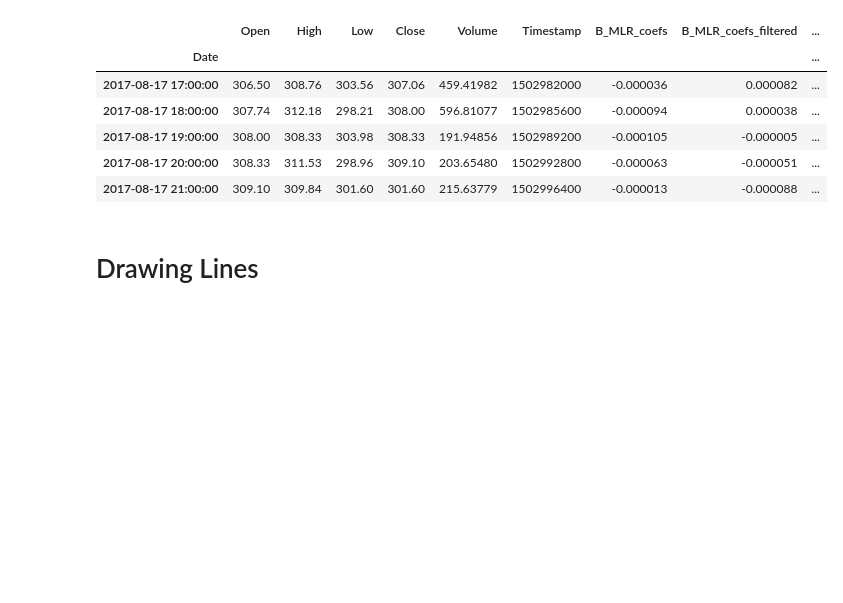
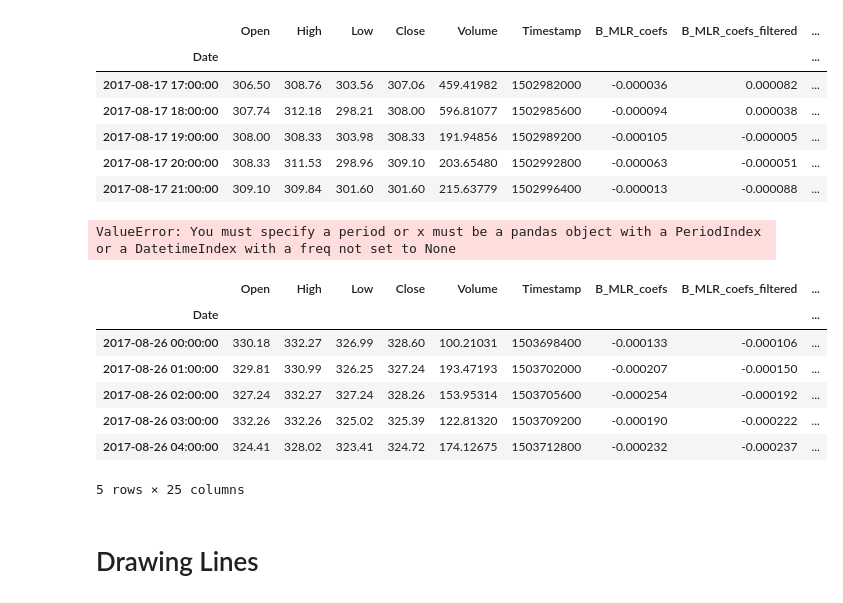
Before and after one commit to webclinic017/Trading-sandbox, a Jupyter notebook: 07_Previous_Trend_Indicators.ipynb, the cells around one changed output. Cells and saved outputs as stored; diff of their text form; code cells hidden in the pictures; blank space fills up the shorter version.

```diff
--- a/07_Previous_Trend_Indicators.ipynb
+++ b/07_Previous_Trend_Indicators.ipynb
@@ -74,3 +74,36 @@ df.head()
 | 2017-08-17 19:00:00 | 308.00 | 308.33 | 303.98 | 308.33 | 191.94856 | 1502989200 | -0.000105 | -0.000005 | ... |
 | 2017-08-17 20:00:00 | 308.33 | 311.53 | 298.96 | 309.10 | 203.65480 | 1502992800 | -0.000063 | -0.000051 | ... |
 | 2017-08-17 21:00:00 | 309.10 | 309.84 | 301.60 | 301.60 | 215.63779 | 1502996400 | -0.000013 | -0.000088 | ... |
+# %%
+from statsmodels.tsa.seasonal import seasonal_decompose
+
+decomposition_obj = seasonal_decompose(
+    x=frame,
+    model='additive'
+)
+
+fig, ax = plt.subplots(4, 1, figsize=(12, 12))
+
+decomposition_obj.observed.plot(ax=ax[0])
+ax[0].set(title='observed')
+decomposition_obj.trend.plot(ax=ax[1])
+ax[1].set(title='trend')
+decomposition_obj.seasonal.plot(ax=ax[2])
+ax[2].set(title='seasonal')
+decomposition_obj.resid.plot(ax=ax[3])
+ax[3].set(title='residual')
+plt.tight_layout()
+# %% [output]
+ValueError: You must specify a period or x must be a pandas object with a PeriodIndex or a DatetimeIndex with a freq not set to None
+# %%
+df = addIndicators(df)
+df.head()
+# %% [output]
+|  | Open | High | Low | Close | Volume | Timestamp | B_MLR_coefs | B_MLR_coefs_filtered | ... |
+| Date |  |  |  |  |  |  |  |  | ... |
+| 2017-08-26 00:00:00 | 330.18 | 332.27 | 326.99 | 328.60 | 100.21031 | 1503698400 | -0.000133 | -0.000106 | ... |
+| 2017-08-26 01:00:00 | 329.81 | 330.99 | 326.25 | 327.24 | 193.47193 | 1503702000 | -0.000207 | -0.000150 | ... |
+| 2017-08-26 02:00:00 | 327.24 | 332.27 | 327.24 | 328.26 | 153.95314 | 1503705600 | -0.000254 | -0.000192 | ... |
+| 2017-08-26 03:00:00 | 332.26 | 332.26 | 325.02 | 325.39 | 122.81320 | 1503709200 | -0.000190 | -0.000222 | ... |
+| 2017-08-26 04:00:00 | 324.41 | 328.02 | 323.41 | 324.72 | 174.12675 | 1503712800 | -0.000232 | -0.000237 | ... |
+5 rows × 25 columns
```
Also changed, not shown: parts of 4 cells of this notebook, 3 other files.
